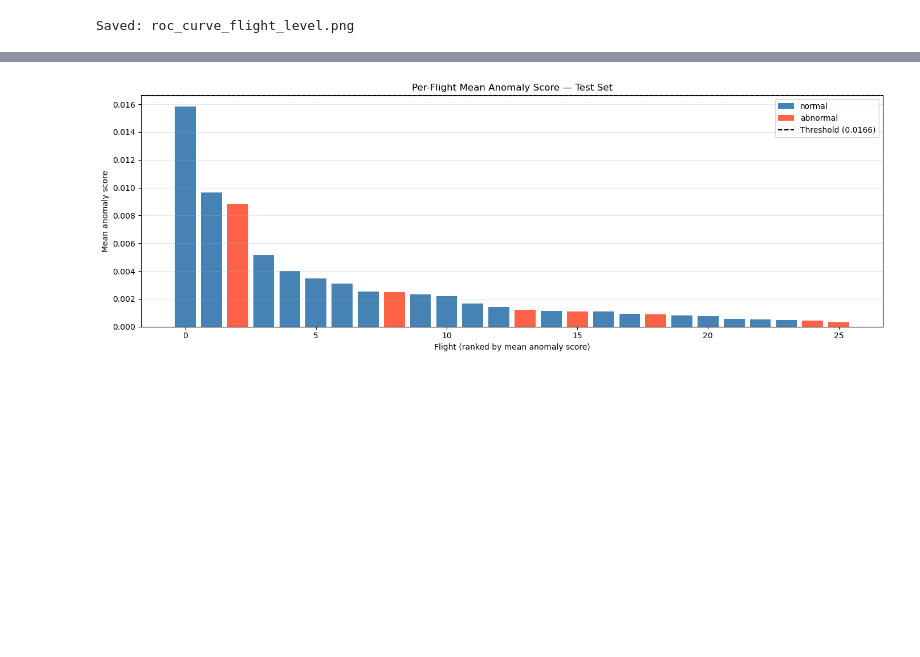
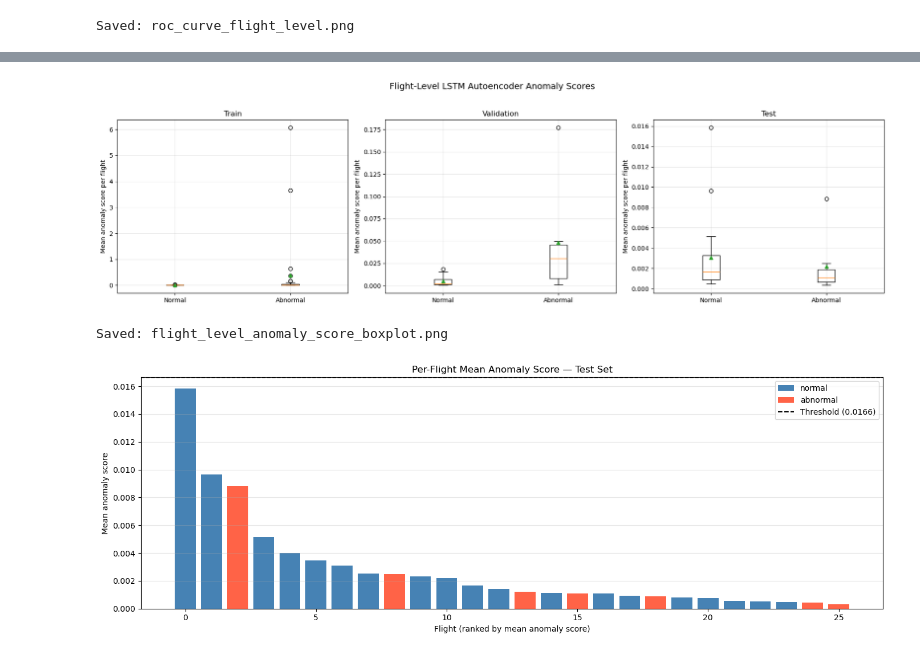
Before and after one commit to arjjunck/uav-thesis, a Jupyter notebook: uav_px4_dataset_project/notebooks/05_lstm_autoencoder_anomaly_score.ipynb, the cells around one changed output, grey strips where cells are left out. Drawn from its saved outputs; the diff is of its cells as text; code cells hidden in the pictures; blank space fills up the shorter version.

```diff
--- a/uav_px4_dataset_project/notebooks/05_lstm_autoencoder_anomaly_score.ipynb
+++ b/uav_px4_dataset_project/notebooks/05_lstm_autoencoder_anomaly_score.ipynb
@@ -1049,3 +1079,70 @@ Saved: anomaly_score_distribution_all_splits.png
+# %%
+# ============================================================
+# PLOT B — Flight-level anomaly score boxplot
+# ============================================================
+
+def make_flight_level_summary(df):
+    return (
+        df.groupby(["log_id", "dataset_label"])
+        .agg(
+            mean_anomaly_score=("anomaly_score", "mean"),
+            max_anomaly_score=("anomaly_score", "max"),
+            flagged_percentage=("anomaly_flag", "mean"),
+            rows=("anomaly_score", "size")
+        )
+        .reset_index()
+    )
+
+
+flight_train = make_flight_level_summary(train_scored)
+flight_val = make_flight_level_summary(val_scored)
+flight_test = make_flight_level_summary(test_scored)
+
+fig, axes = plt.subplots(1, 3, figsize=(18, 5))
+
+for ax, (split_name, flight_df) in zip(axes, [
+    ("Train", flight_train),
+    ("Validation", flight_val),
+    ("Test", flight_test)
+]):
+    normal_scores = flight_df.loc[
+        flight_df["dataset_label"] == "normal",
+        "mean_anomaly_score"
+    ]
+
+    abnormal_scores = flight_df.loc[
+        flight_df["dataset_label"] == "abnormal",
+        "mean_anomaly_score"
+    ]
+
+    ax.boxplot(
+        [normal_scores, abnormal_scores],
+        labels=["Normal", "Abnormal"],
+        showmeans=True
+    )
+
+    ax.set_title(f"{split_name}")
+    ax.set_ylabel("Mean anomaly score per flight")
+    ax.grid(True, alpha=0.3)
+
+plt.suptitle(
+    "Flight-Level LSTM Autoencoder Anomaly Scores",
+    fontsize=14,
+    y=1.03
+)
+
+plt.tight_layout()
+plt.savefig(
+    PLOT_DIR / "flight_level_anomaly_score_boxplot.png",
+    dpi=300,
+    bbox_inches="tight"
+)
+plt.show()
+
+print("Saved: flight_level_anomaly_score_boxplot.png")
+# %% [output]
+[figure, added]
+Saved: flight_level_anomaly_score_boxplot.png
 # %%
 
 #PLOT B — Per-flight mean anomaly score (test set)
```
Also changed, not shown: parts of 4 cells of this notebook, 35 other files.
